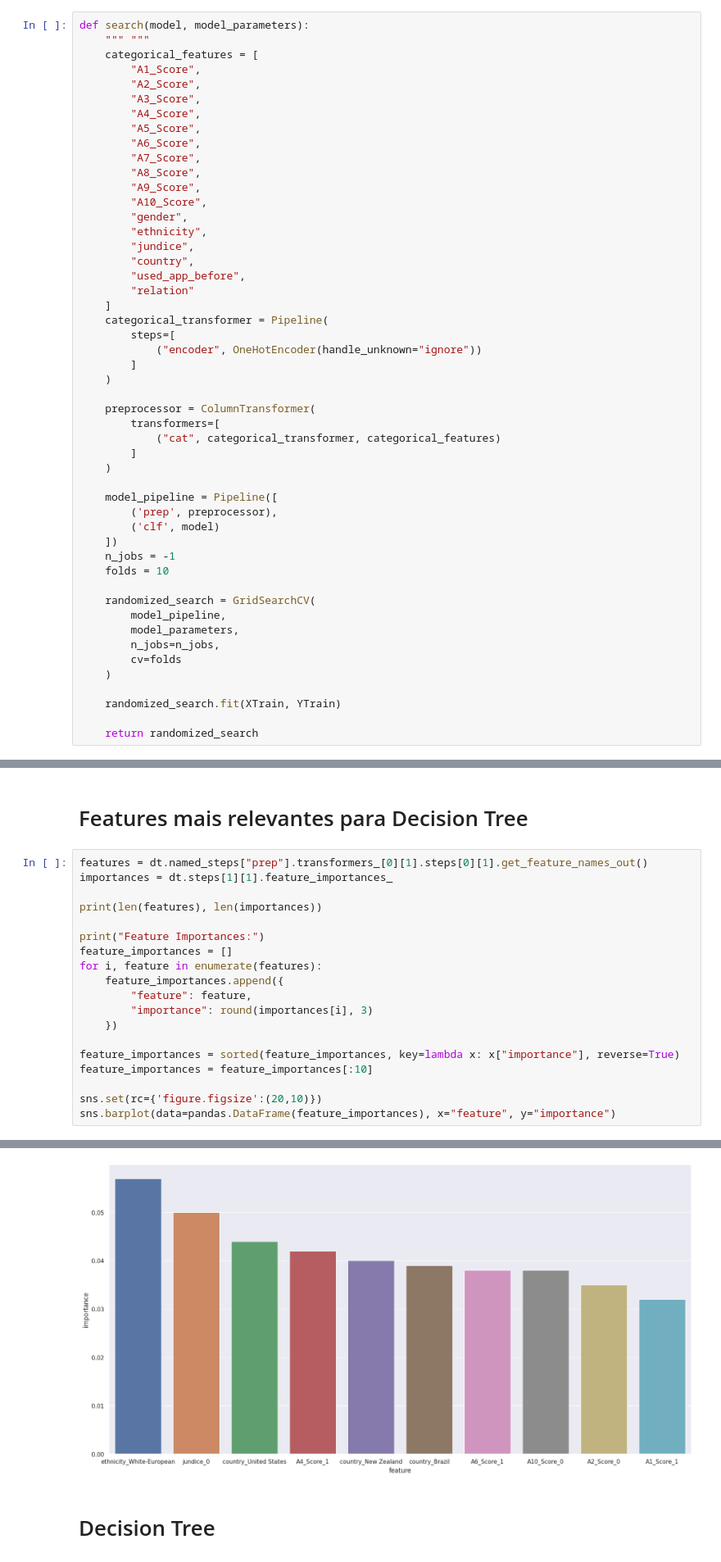
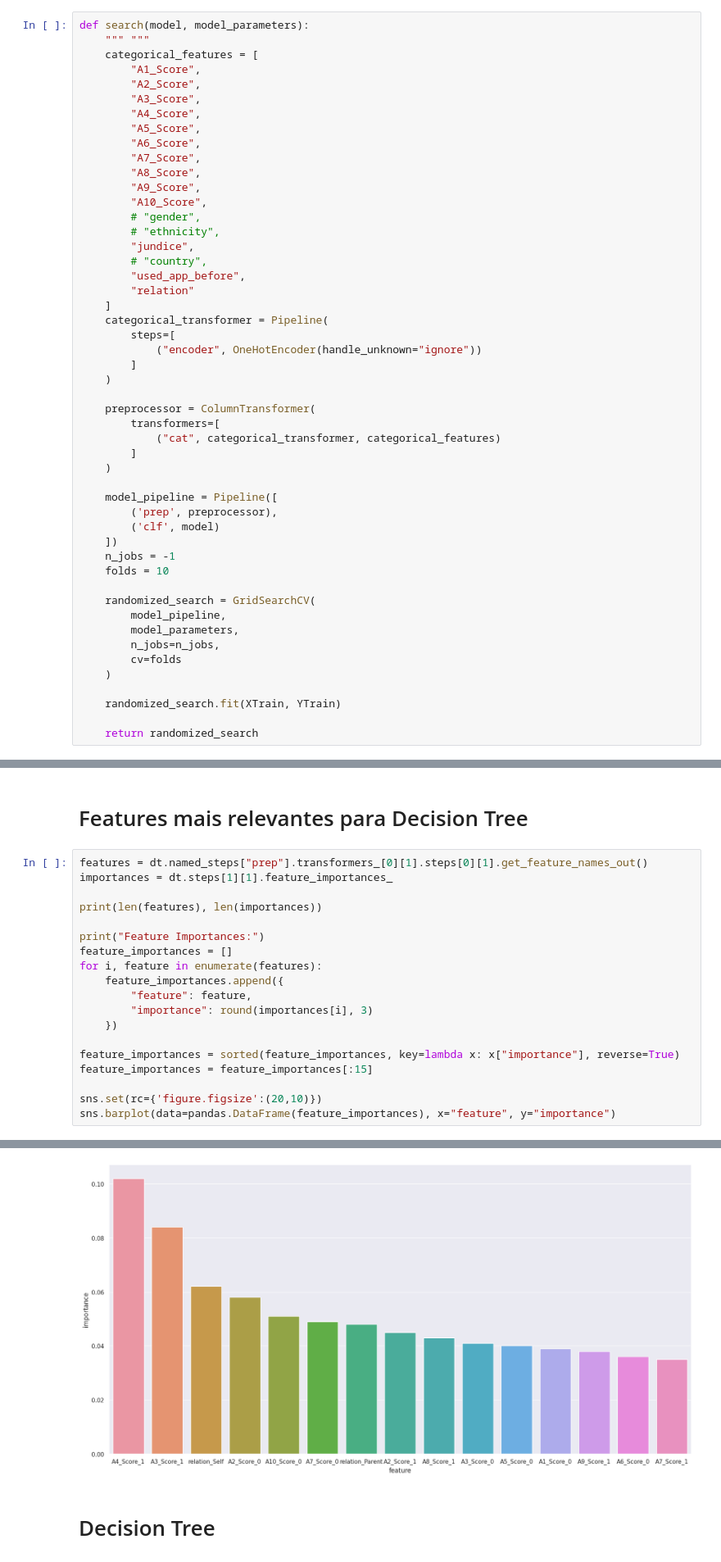
Before and after one commit to alpsilva/Datautism, a Jupyter notebook: classification_model.ipynb, the cells around one changed output, grey strips where cells are left out. Shown: that part at 82% size. Saved outputs shown, nothing was run; the diff lists cells and outputs as text.

Commit message:
Removing gender, etchnicity and country

```diff
--- a/classification_model.ipynb
+++ b/classification_model.ipynb
@@ -176,10 +185,10 @@ def search(model, model_parameters):
         "A8_Score",
         "A9_Score",
         "A10_Score",
-        "gender",
-        "ethnicity",
+        # "gender",
+        # "ethnicity",
         "jundice",
-        "country",
+        # "country",
         "used_app_before",
         "relation"
     ]
@@ -274,7 +283,7 @@ for i, feature in enumerate(features):
     })
 
 feature_importances = sorted(feature_importances, key=lambda x: x["importance"], reverse=True)
-feature_importances = feature_importances[:10]
+feature_importances = feature_importances[:15]
 
 sns.set(rc={'figure.figsize':(20,10)})
 sns.barplot(data=pandas.DataFrame(feature_importances), x="feature", y="importance")
@@ -283,6 +292,6 @@ sns.barplot(data=pandas.DataFrame(feature_importances), x="feature", y="importan
 Feature Importances:
 <AxesSubplot:xlabel='feature', ylabel='importance'>
-[figure, old version]
+[figure, new version]
 # %% [markdown]
 # Decision Tree
 # %%
```
Also changed, not shown: parts of 10 cells of this notebook, 1 other file.
